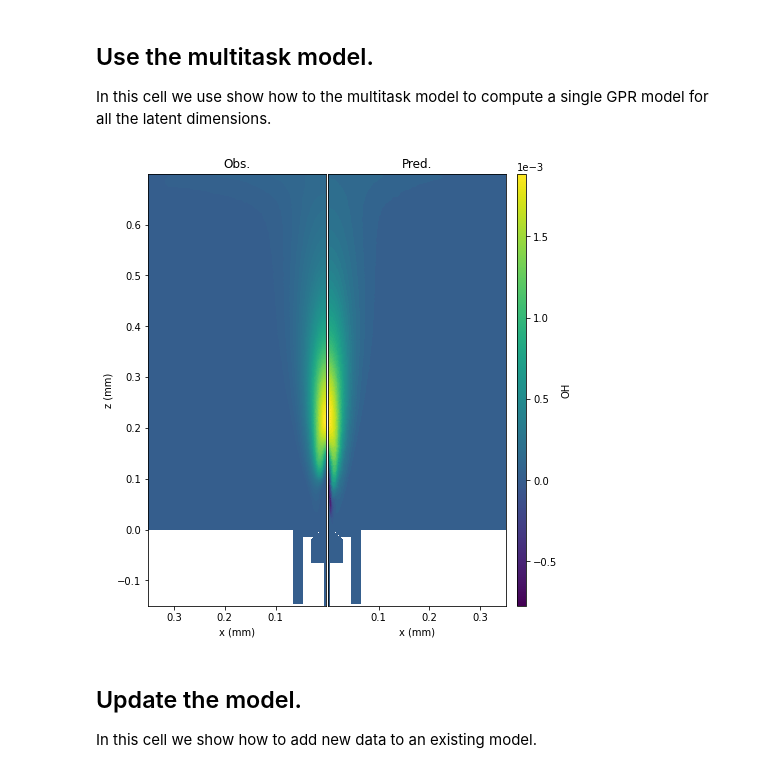
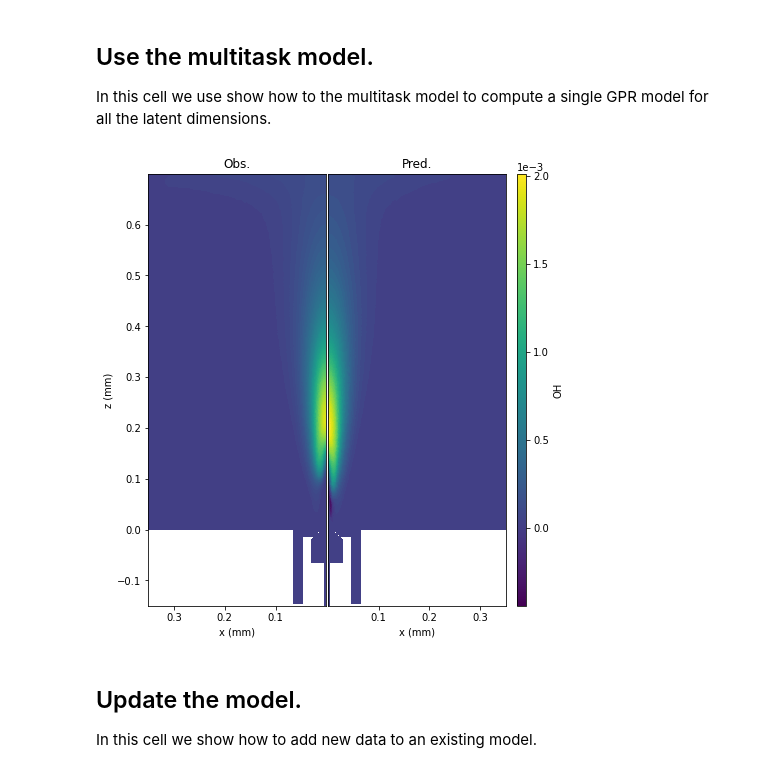
Before and after one commit to burn-research/OpenMEASURE, a Jupyter notebook: docs/gpr_doc.ipynb, the cells around one changed output. Cells and saved outputs as stored; diff of their text form; code cells hidden in the pictures.

```diff
--- a/docs/gpr_doc.ipynb
+++ b/docs/gpr_doc.ipynb
@@ -427,30 +425,34 @@ plot_comparison(plane, [x_test, xp_test], 'OH')
 
 In this cell we use show how to the multitask model to compute a single GPR model for all the latent dimensions.
 # %%
+from gpytorch.likelihoods import MultitaskGaussianLikelihood
 from gpytorch.means import ConstantMean
 from gpytorch.kernels import MaternKernel
 
 gpr = GPR(X_train, n_features, xyz_25, P_train, gpr_type='MultiTask')
 gpr.fit(n_modes=99.5)
+
+likelihood = MultitaskGaussianLikelihood(num_tasks=gpr.r)
 mean = ConstantMean(batch_shape=torch.Size([gpr.r]))
-kernel = MaternKernel(batch_shape=torch.Size([gpr.r]))
+kernel = MaternKernel(batch_shape=torch.Size([gpr.r]),
+                      ard_num_dims=P_train.shape[1])
 
-models, likelihoods = gpr.train()
+models, likelihoods = gpr.train(likelihood=likelihood, mean=mean, kernel=kernel)
 Ap, Sigmap = gpr.predict(P_test)
 
 # Reconstruct the high-dimensional state from the POD coefficients
 Xp = gpr.reconstruct(Ap)
 
 # Select the feature to plot
 str_ind = 'OH'
 ind = features.index(str_ind)
 
 x_test = X_test[ind*n_cells:(ind+1)*n_cells,3]
 xp_test = Xp[ind*n_cells:(ind+1)*n_cells, 3]
 
 plot_comparison(plane, [x_test, xp_test], 'OH')
 # %% [output]
-[figure, old version]
+[figure, new version]
 # %% [markdown]
 ## Update the model.
 
```
Also changed, not shown: parts of 6 cells of this notebook, 2 other files.
